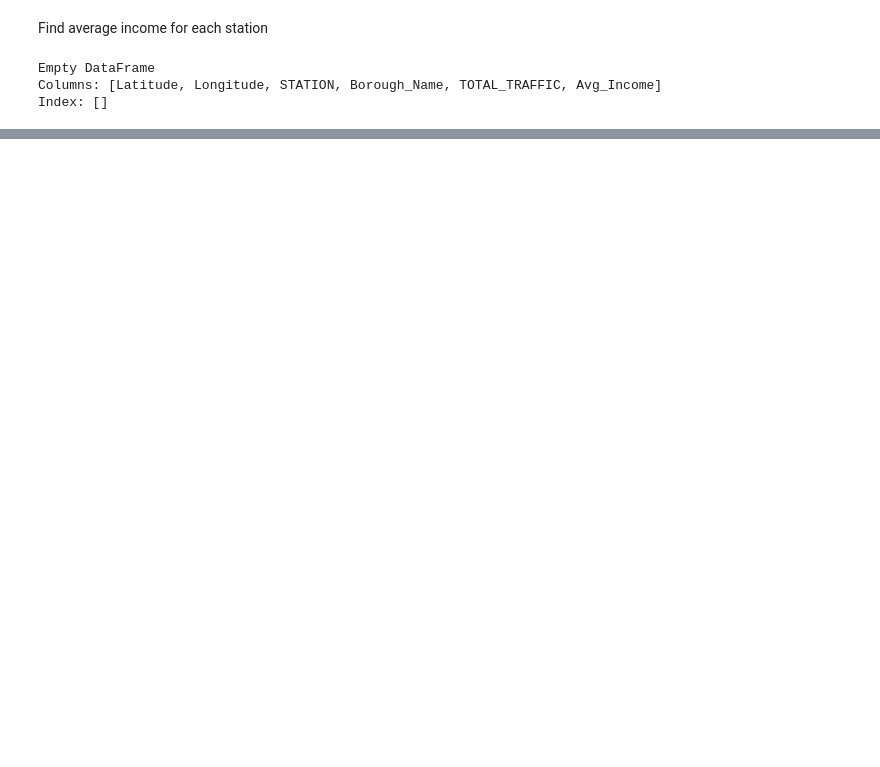
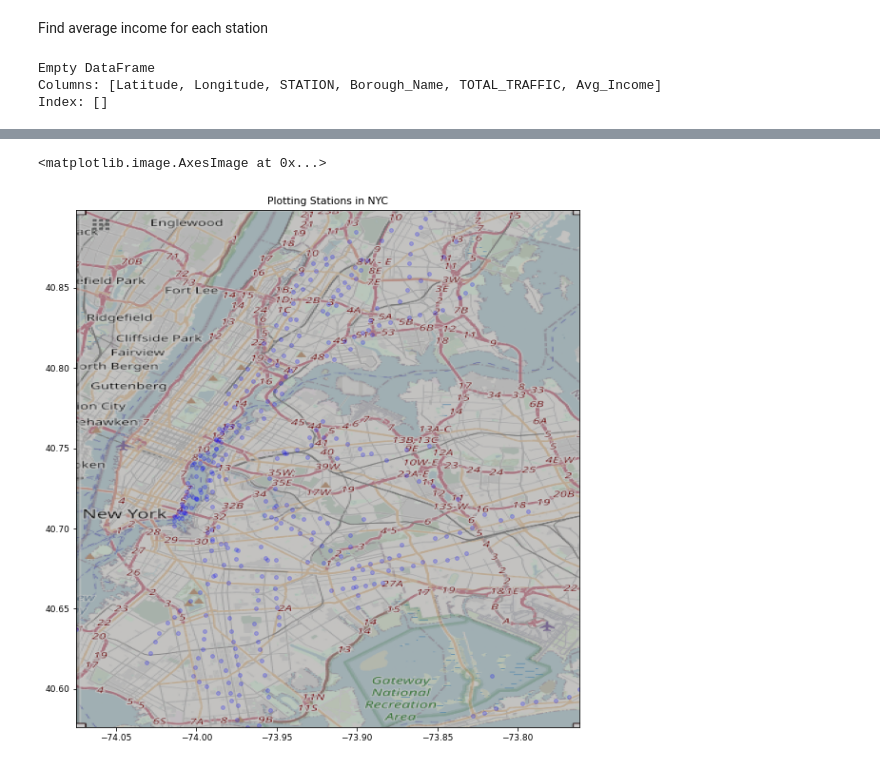
Before and after one commit to racheldilley1/mta-project-1, a Jupyter notebook: Proj2.ipynb, the cells around one changed output, grey strips where cells are left out. Saved outputs shown, nothing was run; the diff lists cells and outputs as text; code cells hidden in the pictures; blank space fills up the shorter version.

```diff
--- a/Proj2.ipynb
+++ b/Proj2.ipynb
@@ -491,8 +493,11 @@ cd -
 ruh_m = plt.imread('NYC_Map.png') #load NYC Map
 # %%
 fig, ax = plt.subplots(figsize = (11,10))
-ax.scatter(station_lat_long_df.Longitude, station_lat_long_df.Latitude, zorder=1, alpha= 0.2, c='b', s=13)
+ax.scatter(station_lat_long_df.Longitude, station_lat_long_df.Latitude, zorder=1, alpha= 0.2, c='b', s=15)
 ax.set_title('Plotting Stations in NYC')
 ax.set_xlim(BBox[0],BBox[1])
 ax.set_ylim(BBox[2],BBox[3])
 ax.imshow(ruh_m, zorder=0, extent = BBox, aspect= 'equal')
+# %% [output]
+<matplotlib.image.AxesImage at 0x...>
+[figure, added]
```
Also changed, not shown: parts of 8 cells of this notebook, 2 other files.
